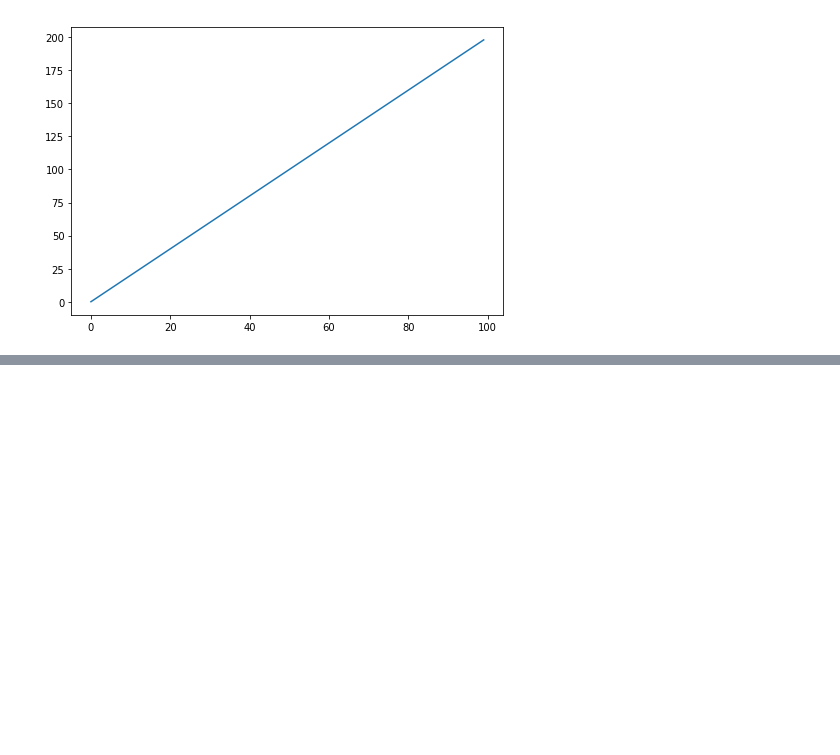
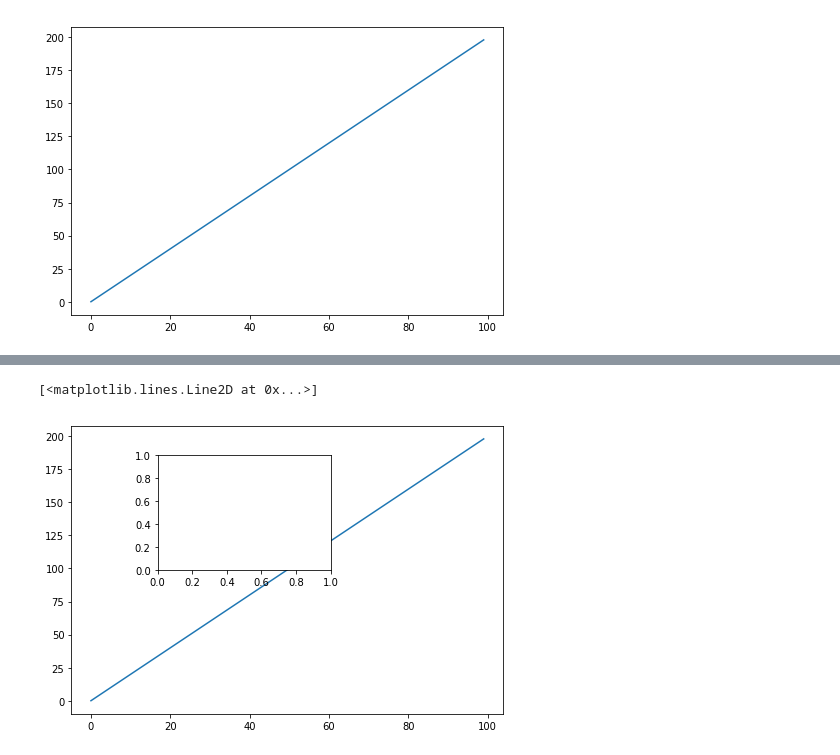
Before and after one commit to tedyeung/Python-, a Jupyter notebook: Pandas/matplotlib_practice.ipynb, the cells around one changed output, grey strips where cells are left out. Saved outputs shown, nothing was run; the diff lists cells and outputs as text; code cells hidden in the pictures; blank space fills up the shorter version.

```diff
--- a/Pandas/matplotlib_practice.ipynb
+++ b/Pandas/matplotlib_practice.ipynb
@@ -50,0 +57,10 @@ ax2.plot(x,y)
+# %%
+# Create the plot below by adding two axes to a figure object at [0,0,1,1] and [0.2,0.5,.4,.4]
+fig = plt.figure()
+axes_1 = fig.add_axes([0,0,1,1])
+axes_2 = fig.add_axes([0.2,0.5,.4,.4])
+# Now use x,y, and z arrays to recreate the plot below. Notice the xlimits and y limits on the inserted plot:
+axes_1.plot(x,y)
+# %% [output]
+[<matplotlib.lines.Line2D at 0x...>]
+[figure, added]
```
Also changed, not shown: parts of 3 cells of this notebook.
